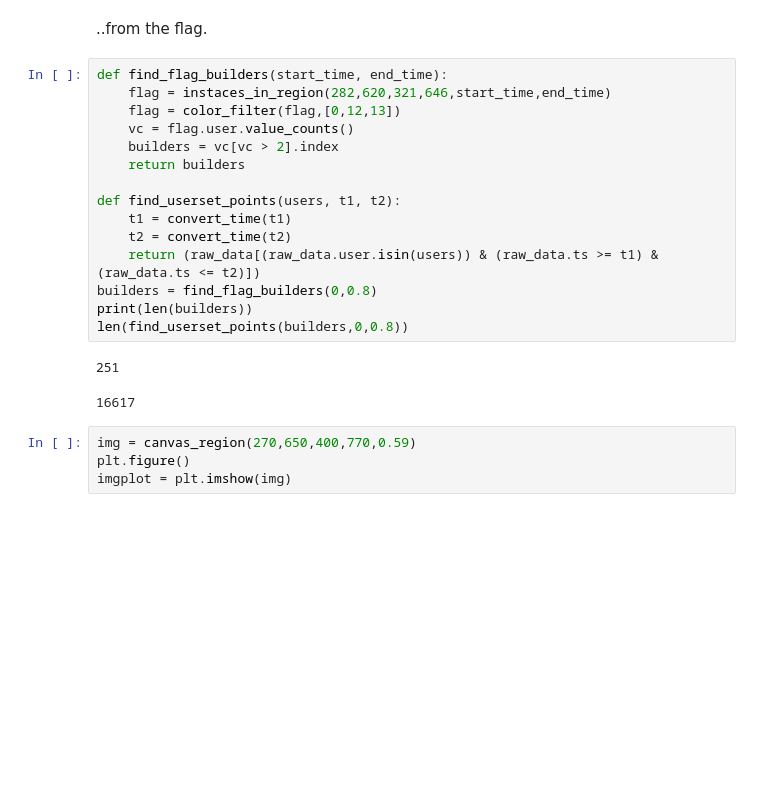
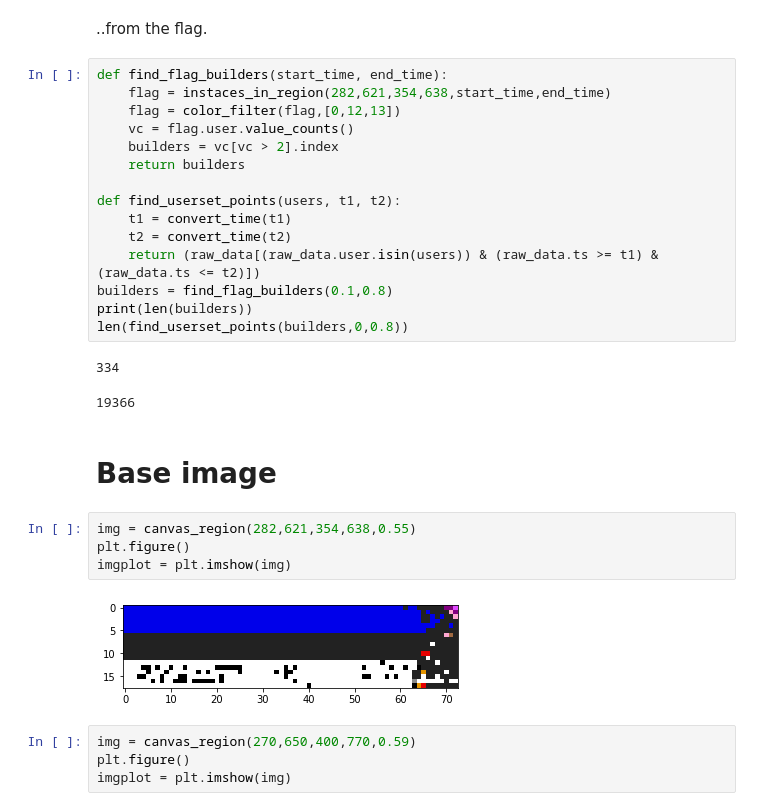
Before and after one commit to TanelMarran/dataplace, a Jupyter notebook: Main.ipynb, the cells around one changed output. Cells and saved outputs as stored; diff of their text form; blank space fills up the shorter version.

```diff
--- a/Main.ipynb
+++ b/Main.ipynb
@@ -188,7 +199,7 @@ Now let's find some Estonians...
 ..from the flag.
 # %%
 def find_flag_builders(start_time, end_time):
-    flag = instaces_in_region(282,620,321,646,start_time,end_time)
+    flag = instaces_in_region(282,621,354,638,start_time,end_time)
     flag = color_filter(flag,[0,12,13])
     vc = flag.user.value_counts()
     builders = vc[vc > 2].index
@@ -198,12 +209,20 @@ def find_userset_points(users, t1, t2):
     t1 = convert_time(t1)
     t2 = convert_time(t2)
     return (raw_data[(raw_data.user.isin(users)) & (raw_data.ts >= t1) & (raw_data.ts <= t2)])
-builders = find_flag_builders(0,0.8)
+builders = find_flag_builders(0.1,0.8)
 print(len(builders))
 len(find_userset_points(builders,0,0.8))
 # %% [output]
-251
+334
-16617
+19366
+# %% [markdown]
+# Base image
+# %%
+img = canvas_region(282,621,354,638,0.55)
+plt.figure()
+imgplot = plt.imshow(img)
+# %% [output]
+[figure, added]
 # %%
 img = canvas_region(270,650,400,770,0.59)
 plt.figure()
```
Also changed, not shown: parts of 11 cells of this notebook.
